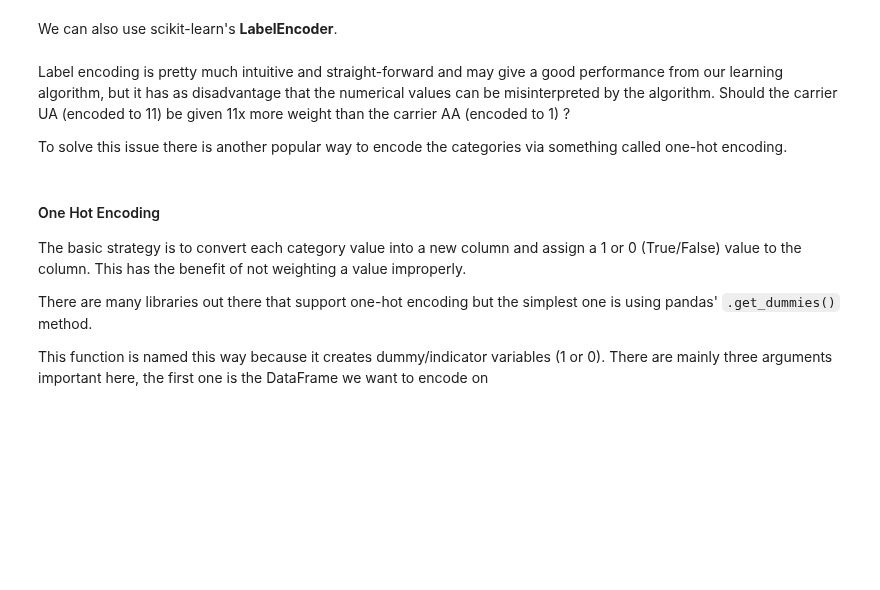
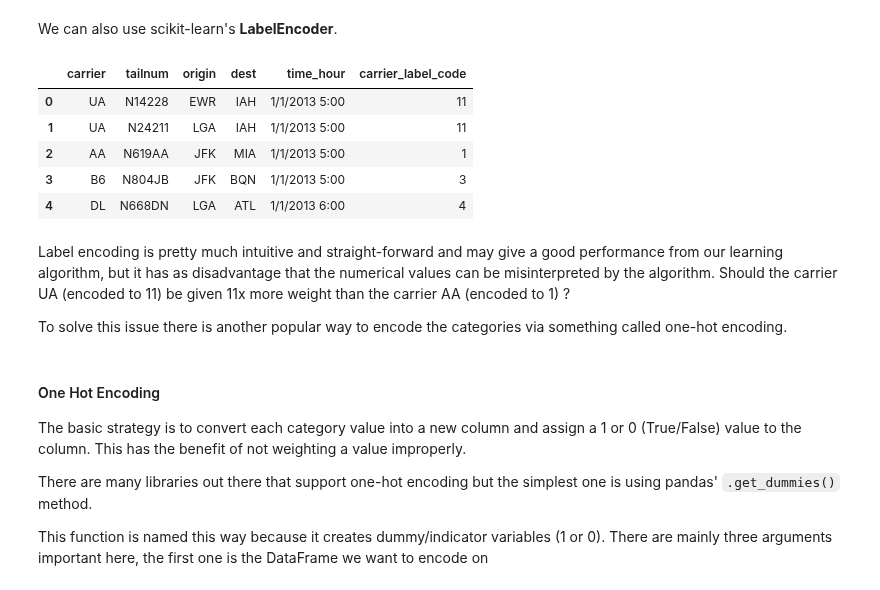
Before and after one commit to deepakk7195/IISC_CDS_DS, a Jupyter notebook: Handling_Categorical_vars_Ast2.ipynb, the cells around one changed output. Cells and saved outputs as stored; diff of their text form; code cells hidden in the pictures; blank space fills up the shorter version.

```diff
--- a/Handling_Categorical_vars_Ast2.ipynb
+++ b/Handling_Categorical_vars_Ast2.ipynb
@@ -417,12 +511,20 @@ We can also use scikit-learn's **LabelEncoder**.
 # %%
 from sklearn.preprocessing import LabelEncoder
 
 #YOUR CODE HERE                                   #copying the original data
+cat_nyc_flights_LE = cat_nyc_flights.copy()
+le = LabelEncoder()
+cat_nyc_flights_LE['carrier_label_code'] = le.fit_transform(cat_nyc_flights['carrier'])  #Results in appending a new column to df
 
-le = LabelEncoder()
-cat_nyc_flights_LE['carrier_label_code'] = le.fit_transform(cat_nyc_flights['carrier'])
-
-#YOUR CODE HERE                                 #Results in appending a new column to df
+#YOUR CODE HERE
+cat_nyc_flights_LE.head()
+# %% [output]
+|  | carrier | tailnum | origin | dest | time_hour | carrier_label_code |
+| 0 | UA | N14228 | EWR | IAH | 1/1/2013 5:00 | 11 |
+| 1 | UA | N24211 | LGA | IAH | 1/1/2013 5:00 | 11 |
+| 2 | AA | N619AA | JFK | MIA | 1/1/2013 5:00 | 1 |
+| 3 | B6 | N804JB | JFK | BQN | 1/1/2013 5:00 | 3 |
+| 4 | DL | N668DN | LGA | ATL | 1/1/2013 6:00 | 4 |
 # %% [markdown]
 Label encoding is pretty much intuitive and straight-forward and may give a good performance from our learning algorithm, but it has as disadvantage that the numerical values can be misinterpreted by the algorithm. Should the carrier UA (encoded to 11) be given 11x more weight than the carrier AA (encoded to 1) ?
 
```
Also changed, not shown: parts of 32 cells of this notebook.
